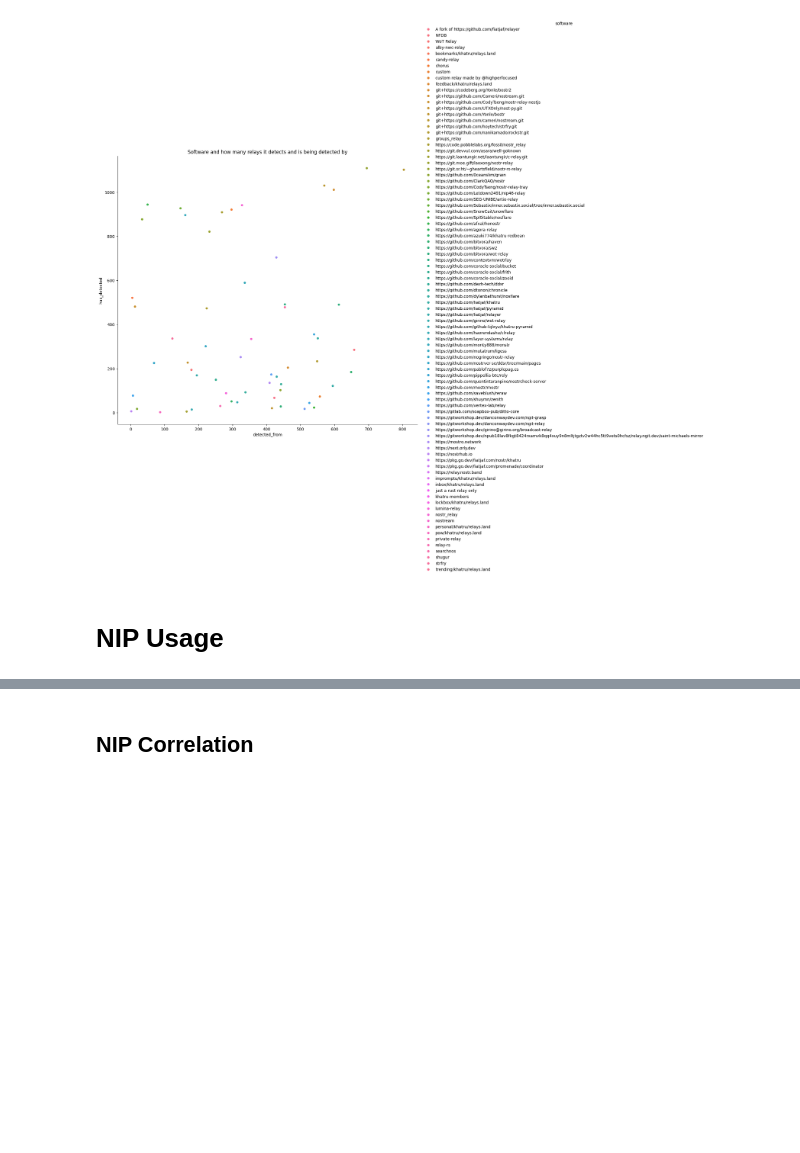
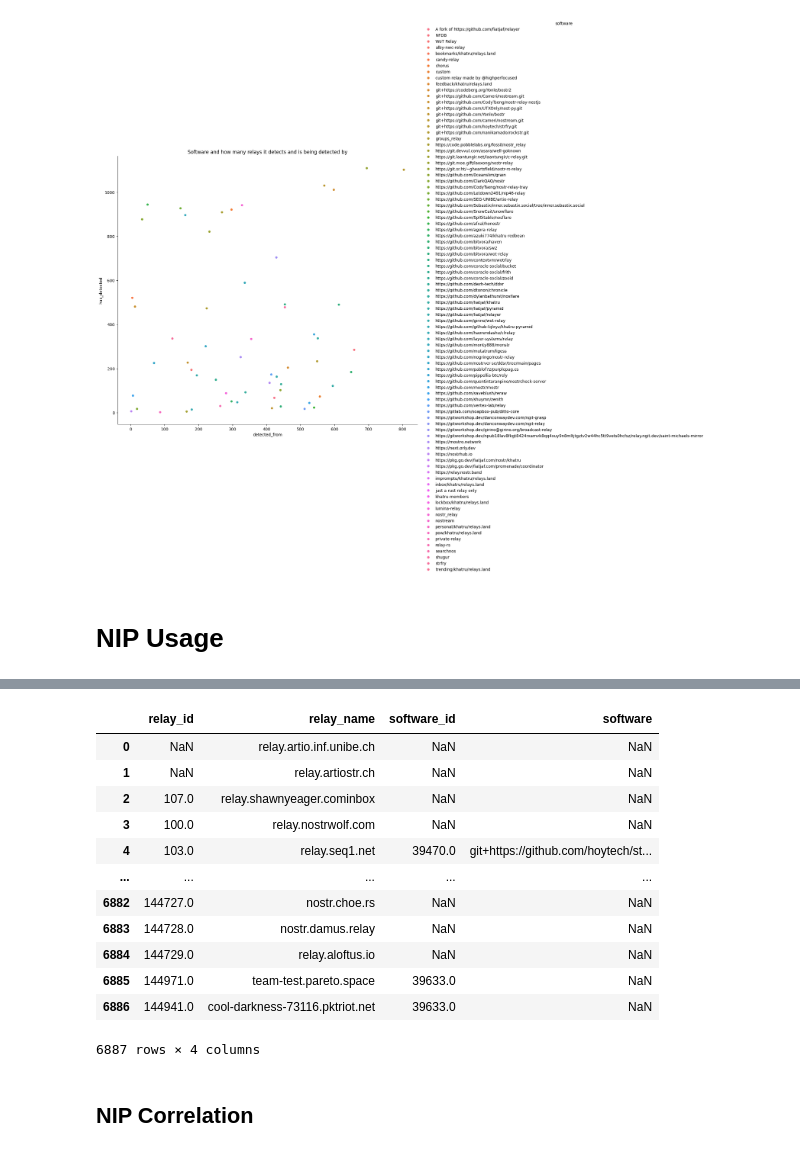
Before and after one commit to SEG-UNIBE/artio-insight, a Jupyter notebook: notebooks/artio.ipynb, the cells around one changed output, grey strips where cells are left out. Drawn from its saved outputs; the diff is of its cells as text; code cells hidden in the pictures; blank space fills up the shorter version.

Commit message:
feat(notebooks): updating the NIP Correlation with software insight

```diff
--- a/notebooks/artio.ipynb
+++ b/notebooks/artio.ipynb
@@ -591,3 +591,25 @@ FROM udm.relaynip AS rn
+# %%
+%%sql
+SELECT r.relay_id, r.relay_name, s.software_id, s.software
+FROM udm.relay r
+    LEFT JOIN udm.relaysoftware rs
+        ON rs.relay_id = r.relay_id
+    LEFT JOIN udm.software s
+        ON s.software_id = rs.software_id
+# %% [output]
+|  | relay_id | relay_name | software_id | software |
+| 0 | NaN | relay.artio.inf.unibe.ch | NaN | NaN |
+| 1 | NaN | relay.artiostr.ch | NaN | NaN |
+| 2 | 107.0 | relay.shawnyeager.cominbox | NaN | NaN |
+| 3 | 100.0 | relay.nostrwolf.com | NaN | NaN |
+| 4 | 103.0 | relay.seq1.net | 39470.0 | git+https://github.com/hoytech/st... |
+| ... | ... | ... | ... | ... |
+| 6882 | 144727.0 | nostr.choe.rs | NaN | NaN |
+| 6883 | 144728.0 | nostr.damus.relay | NaN | NaN |
+| 6884 | 144729.0 | relay.aloftus.io | NaN | NaN |
+| 6885 | 144971.0 | team-test.pareto.space | 39633.0 | NaN |
+| 6886 | 144941.0 | cool-darkness-73116.pktriot.net | 39633.0 | NaN |
+6887 rows × 4 columns
 # %% [markdown]
 ## NIP Correlation
 # %%
```
Also changed, not shown: parts of 2 cells of this notebook.
